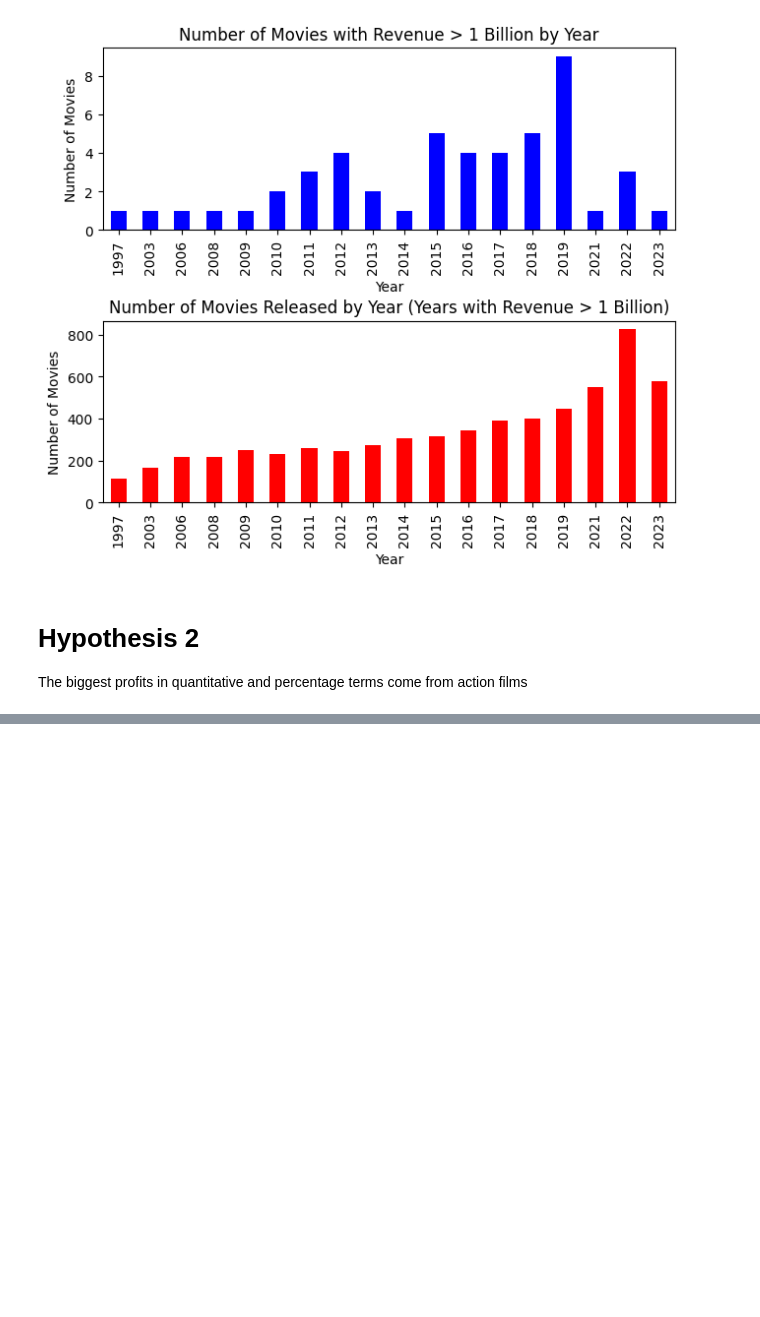
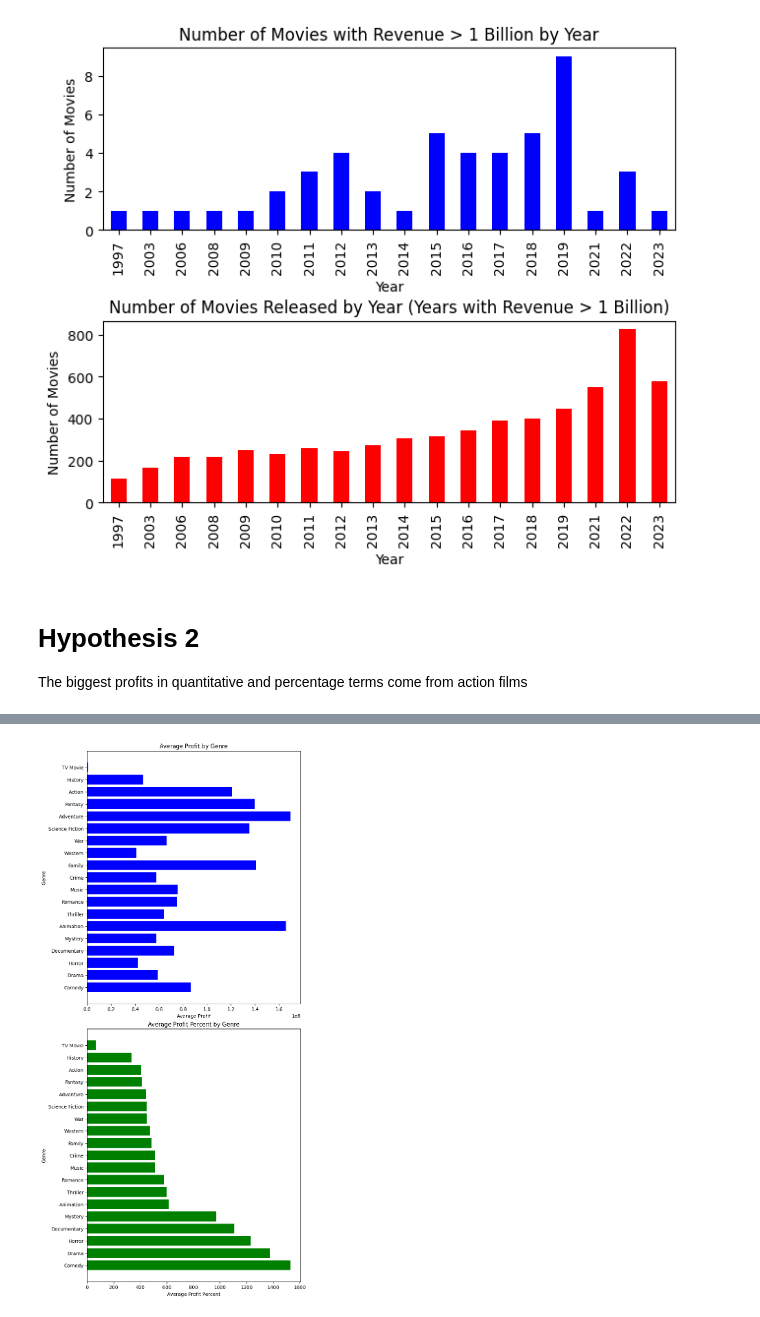
Before and after one commit to dkalenov/TMDB-Movie-Data-Analysis, a Jupyter notebook: TMDB_Movie_Data_Analysis.ipynb, the cells around one changed output, grey strips where cells are left out. Cells and saved outputs as stored; diff of their text form; code cells hidden in the pictures; blank space fills up the shorter version.

```diff
--- a/TMDB_Movie_Data_Analysis.ipynb
+++ b/TMDB_Movie_Data_Analysis.ipynb
@@ -501,0 +602,14 @@ The biggest profits in quantitative and percentage terms come from action films
+# %%
+# Sorting films by genre; absolute and relative average profit by genre
+
+top_boxoffice_genre = '''SELECT genre,
+                                 COUNT(*) AS movies_count,
+                                 AVG(revenue - budget) AS avg_profit,
+                                 AVG(revenue / budget * 100) AS ag_percent_profit
+                         FROM movies_genre
+                         GROUP BY genre
+                         ORDER BY ag_percent_profit DESC'''
+cur.execute(top_boxoffice_genre)
+
+rows = cur.fetchall()
+pd.DataFrame(rows, columns = ('genre', 'movies_count', 'avg_profit', 'avg_percent_profit'))
@@ -501,0 +634,28 @@ The biggest profits in quantitative and percentage terms come from action films
+# %%
+# # Plot output
+
+fig, axes = plt.subplots(nrows=2, ncols=1, figsize=(8, 20))
+
+df_genre_profit = pd.DataFrame(rows, columns=['genre', 'movies_count', 'avg_profit', 'avg_percent_profit'])
+
+# Chart avg_profit
+axes[0].barh(df_genre_profit['genre'], df_genre_profit['avg_profit'], color='blue')
+axes[0].set_xlabel('Average Profit')
+axes[0].set_ylabel('Genre')
+axes[0].set_title('Average Profit by Genre')
+plt.grid(False) # removes the grid from the graph
+
+# Chart avg_percent_profit
+axes[1].barh(df_genre_profit['genre'], df_genre_profit['avg_percent_profit'], color='green')
+axes[1].set_xlabel('Average Profit Percent')
+axes[1].set_ylabel('Genre')
+axes[1].set_title('Average Profit Percent by Genre')
+
+plt.grid(False) # removes the grid from the graph
+
+# Change the distance between graphs
+plt.subplots_adjust(hspace=0.1)
+
+plt.show()
+# %% [output]
+[figure, added]
```
Also changed, not shown: parts of 18 cells of this notebook.
